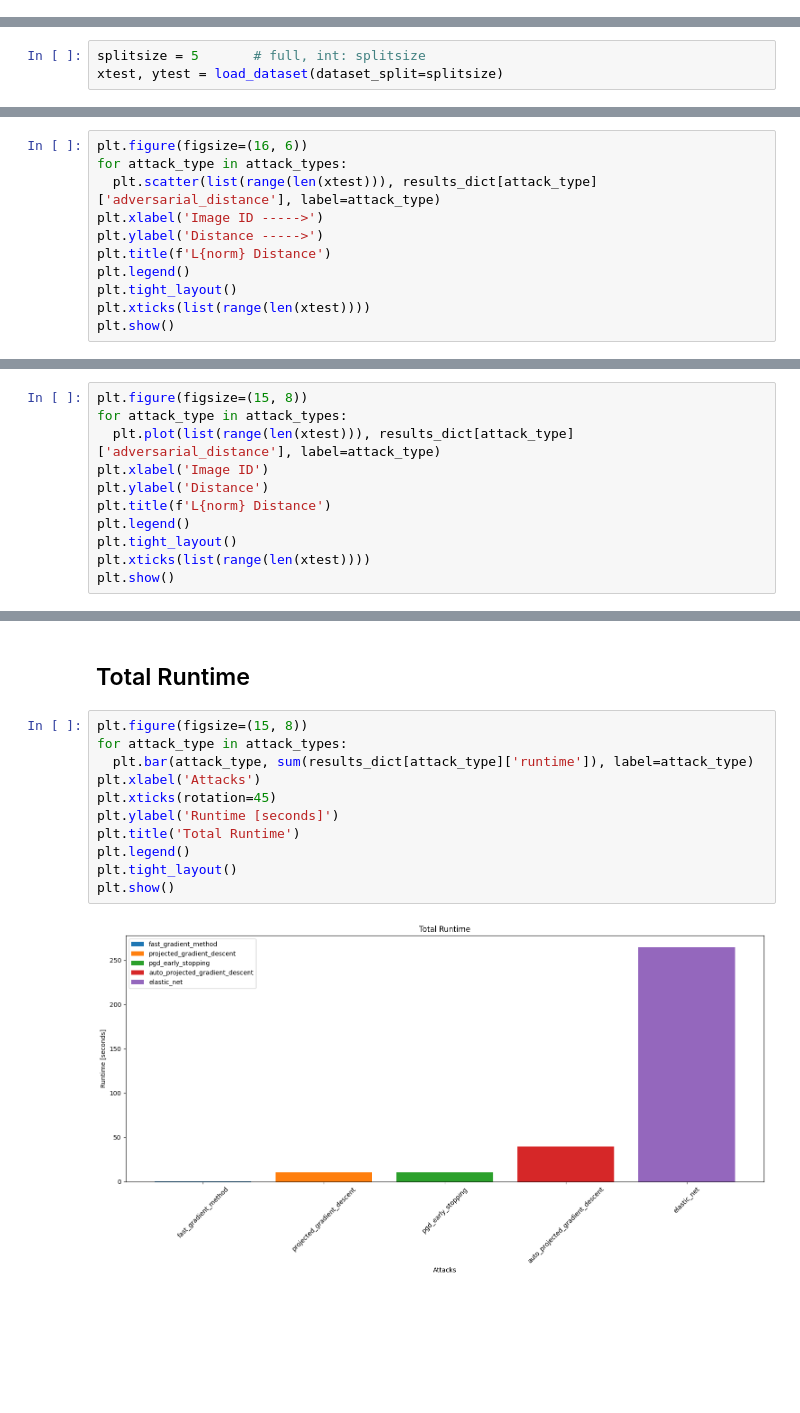
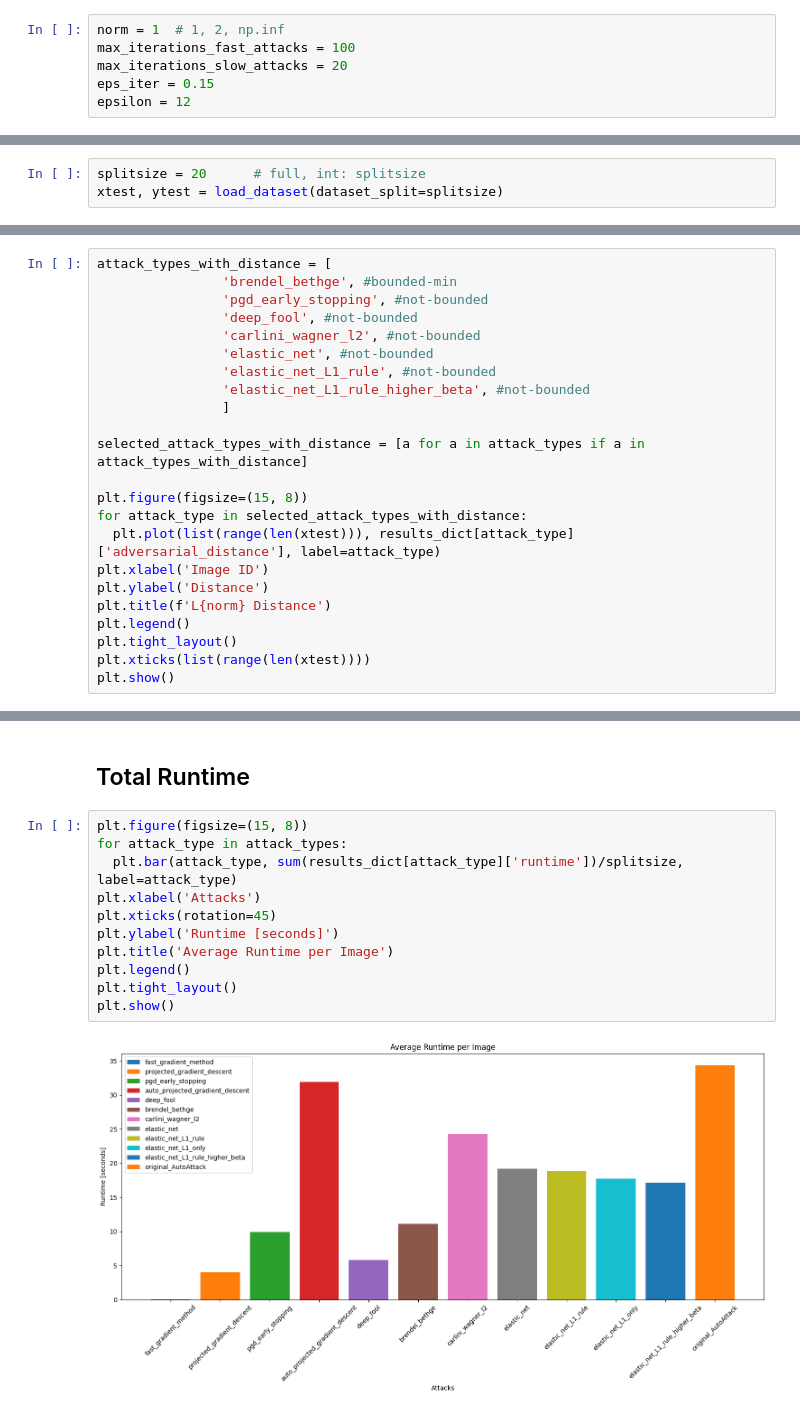
Before and after one commit to Georgsiedel/elastic_net_adversarial_attack, a Jupyter notebook: AdversarialDistance_attack_comparison.ipynb, the cells around one changed output, grey strips where cells are left out. Cells and saved outputs as stored; diff of their text form; blank space fills up the shorter version.

```diff
--- a/AdversarialDistance_attack_comparison.ipynb
+++ b/AdversarialDistance_attack_comparison.ipynb
@@ -339,6 +324,12 @@ epsilon = 40
+# %%
+norm = 1  # 1, 2, np.inf
+max_iterations_fast_attacks = 100
+max_iterations_slow_attacks = 20
+eps_iter = 0.15
+epsilon = 12
 # %% [markdown]
 ## Load the dataset
 # %%
-splitsize = 5       # full, int: splitsize
+splitsize = 20      # full, int: splitsize
 xtest, ytest = load_dataset(dataset_split=splitsize)
 # %% [output]
@@ -449,11 +435,23 @@ Evaluation results are saved under "./data/attack_comparison_Sehwag2021Proxy_R18
 # %% [markdown]
 ## Distances
 # %%
-plt.figure(figsize=(16, 6))
-for attack_type in attack_types:
-  plt.scatter(list(range(len(xtest))), results_dict[attack_type]['adversarial_distance'], label=attack_type)
-plt.xlabel('Image ID ----->')
-plt.ylabel('Distance ----->')
+attack_types_with_distance = [
+                'brendel_bethge', #bounded-min
+                'pgd_early_stopping', #not-bounded
+                'deep_fool', #not-bounded
+                'carlini_wagner_l2', #not-bounded
+                'elastic_net', #not-bounded
+                'elastic_net_L1_rule', #not-bounded
+                'elastic_net_L1_rule_higher_beta', #not-bounded
+                ]
+
+selected_attack_types_with_distance = [a for a in attack_types if a in attack_types_with_distance]
+
+plt.figure(figsize=(15, 8))
+for attack_type in selected_attack_types_with_distance:
+  plt.plot(list(range(len(xtest))), results_dict[attack_type]['adversarial_distance'], label=attack_type)
+plt.xlabel('Image ID')
+plt.ylabel('Distance')
 plt.title(f'L{norm} Distance')
 plt.legend()
 plt.tight_layout()
@@ -464,11 +461,0 @@ plt.show()
-# %%
-plt.figure(figsize=(15, 8))
-for attack_type in attack_types:
-  plt.plot(list(range(len(xtest))), results_dict[attack_type]['adversarial_distance'], label=attack_type)
-plt.xlabel('Image ID')
-plt.ylabel('Distance')
-plt.title(f'L{norm} Distance')
-plt.legend()
-plt.tight_layout()
-plt.xticks(list(range(len(xtest))))
-plt.show()
@@ -508,13 +493,13 @@ plt.show()
 # %%
 plt.figure(figsize=(15, 8))
 for attack_type in attack_types:
-  plt.bar(attack_type, sum(results_dict[attack_type]['runtime']), label=attack_type)
+  plt.bar(attack_type, sum(results_dict[attack_type]['runtime'])/splitsize, label=attack_type)
 plt.xlabel('Attacks')
 plt.xticks(rotation=45)
 plt.ylabel('Runtime [seconds]')
-plt.title('Total Runtime')
+plt.title('Average Runtime per Image')
 plt.legend()
 plt.tight_layout()
 plt.show()
 # %% [output]
-[figure, old version]
+[figure, new version]
```
Also changed, not shown: parts of 21 cells of this notebook, 1 other file.
